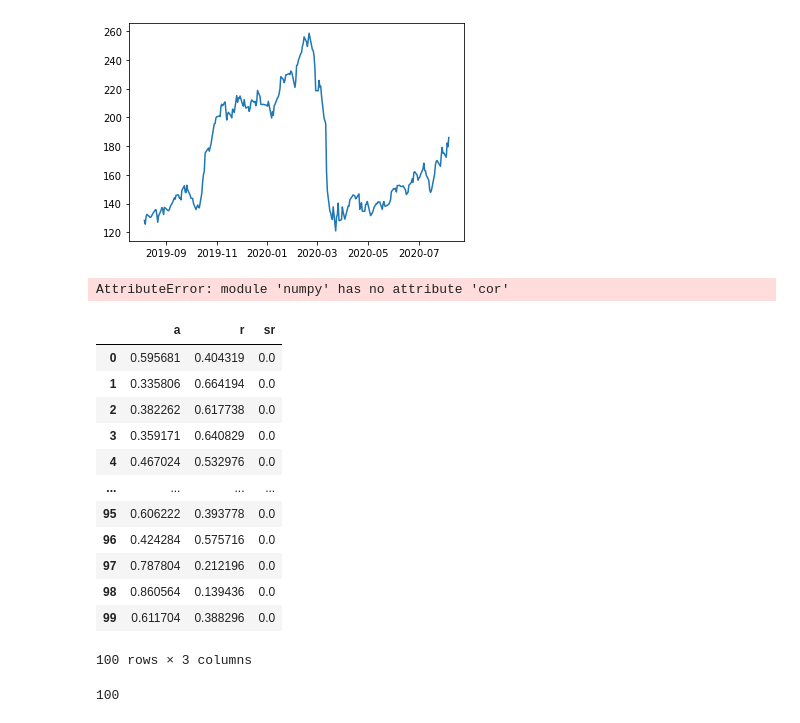
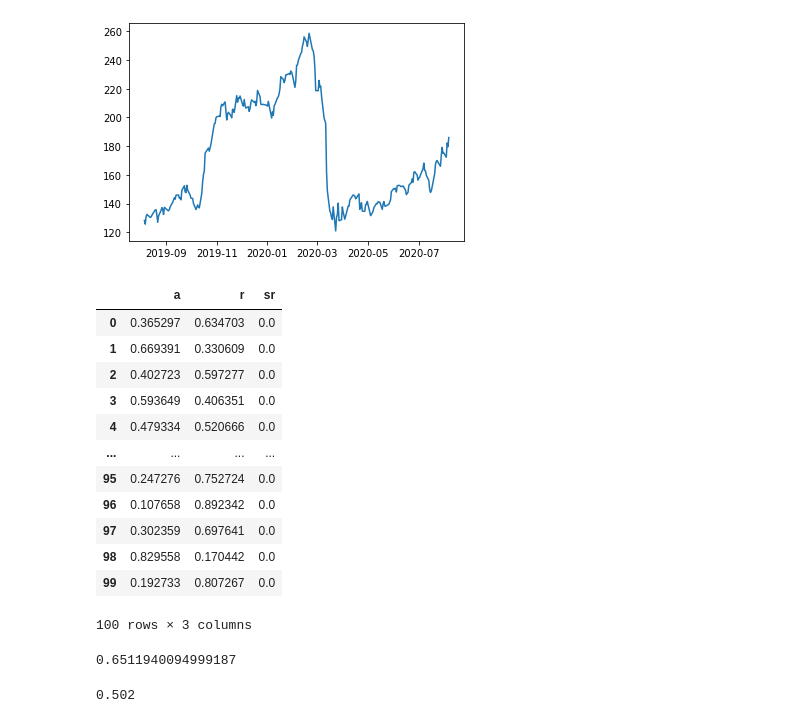
Before and after one commit to vishal2468/probability, a Jupyter notebook: portfolio_management.ipynb, the cells around one changed output. Saved outputs shown, nothing was run; the diff lists cells and outputs as text; code cells hidden in the pictures.

```diff
--- a/portfolio_management.ipynb
+++ b/portfolio_management.ipynb
@@ -33,7 +35,6 @@ plt.plot(ada['Close'])
 [<matplotlib.lines.Line2D at 0x...>]
 [figure]
 # %%
-cov_mat=np.cov(a,r)*252
+cov_mat=np.cov(r[1:],a[1:])
+cov_mat=cov_mat*251
-# %% [output]
-AttributeError: module 'numpy' has no attribute 'cor'
 # %%
@@ -41,22 +42,22 @@ mean_rets=[np.mean(a),np.mean(r)]
 # %%
 ar=np.random.rand(100,2)
-df=pd.DataFrame(ar,columns=['a','r'])
-df["sr"]=np.zeros(100)
-df=df.loc[:,:].div(df.sum(axis=1),axis=0)
-df
+wt=pd.DataFrame(ar,columns=['a','r'])
+wt["sr"]=np.zeros(100)
+wt=wt.loc[:,:].div(wt.sum(axis=1),axis=0)
+wt
 # %% [output]
 |  | a | r | sr |
-| 0 | 0.595681 | 0.404319 | 0.0 |
-| 1 | 0.335806 | 0.664194 | 0.0 |
-| 2 | 0.382262 | 0.617738 | 0.0 |
-| 3 | 0.359171 | 0.640829 | 0.0 |
-| 4 | 0.467024 | 0.532976 | 0.0 |
+| 0 | 0.365297 | 0.634703 | 0.0 |
+| 1 | 0.669391 | 0.330609 | 0.0 |
+| 2 | 0.402723 | 0.597277 | 0.0 |
+| 3 | 0.593649 | 0.406351 | 0.0 |
+| 4 | 0.479334 | 0.520666 | 0.0 |
 | ... | ... | ... | ... |
-| 95 | 0.606222 | 0.393778 | 0.0 |
-| 96 | 0.424284 | 0.575716 | 0.0 |
-| 97 | 0.787804 | 0.212196 | 0.0 |
-| 98 | 0.860564 | 0.139436 | 0.0 |
-| 99 | 0.611704 | 0.388296 | 0.0 |
+| 95 | 0.247276 | 0.752724 | 0.0 |
+| 96 | 0.107658 | 0.892342 | 0.0 |
+| 97 | 0.302359 | 0.697641 | 0.0 |
+| 98 | 0.829558 | 0.170442 | 0.0 |
+| 99 | 0.192733 | 0.807267 | 0.0 |
 100 rows × 3 columns
 # %%
 for i in range(len(df)):
@@ -64,6 +65,10 @@ for i in range(len(df)):
     port_risk= sqrt(np.transpose(df.iloc[i,['a':'r']])* (cov_mat*wts))
     df.iloc[i,'sr']=port_risk/port_ret
-# %%
-len(df)
-# %% [output]
-100
+# %%
+1.002**251-1
+# %% [output]
+0.6511940094999187
+# %%
+0.002*251
+# %% [output]
+0.502
```
Also changed, not shown: parts of 4 cells of this notebook.
